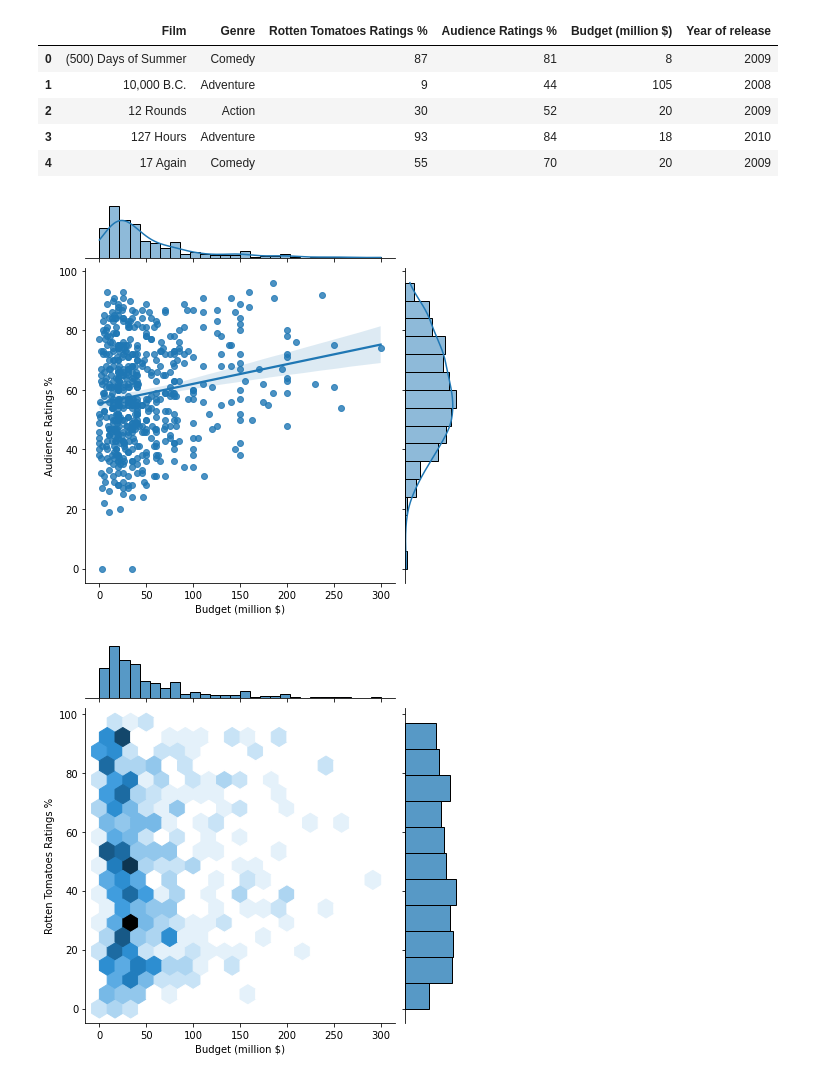
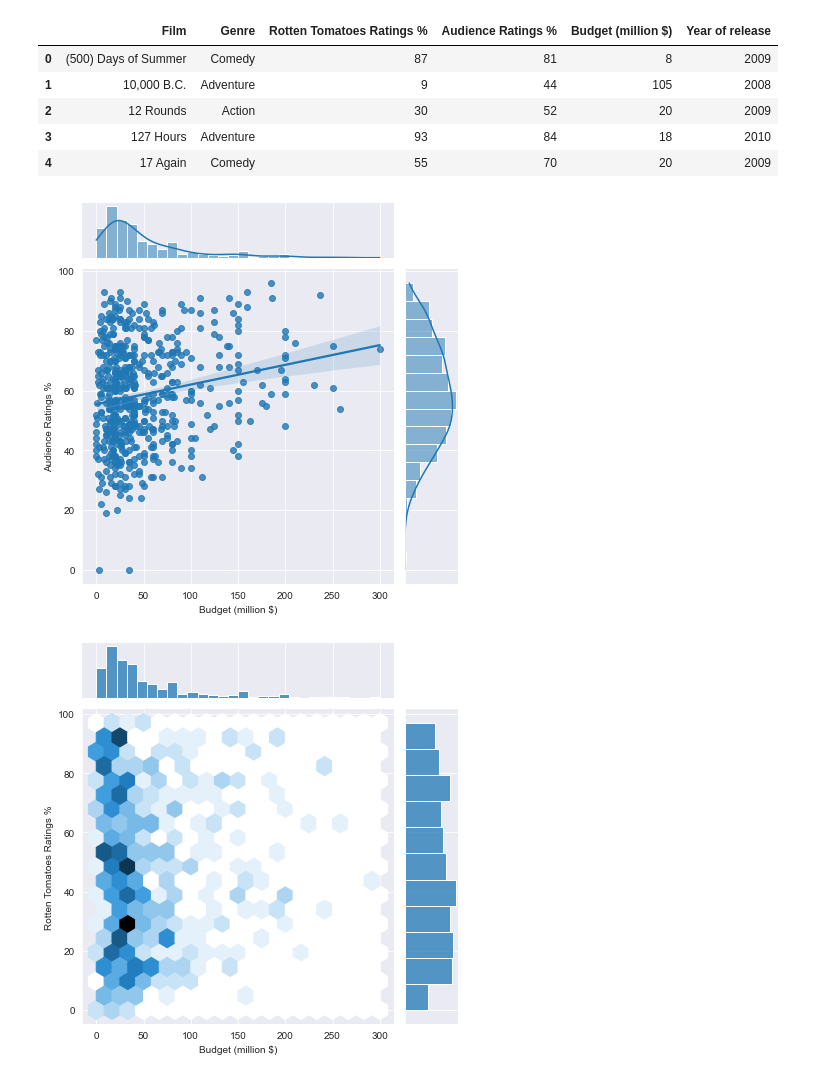
Before and after one commit to BalogunSoliu/myr, a Jupyter notebook: JointPlots.ipynb, the cells around one changed output. Drawn from its saved outputs; the diff is of its cells as text; code cells hidden in the pictures.

```diff
--- a/JointPlots.ipynb
+++ b/JointPlots.ipynb
@@ -17,10 +16,11 @@ movies.head()
 | 3 | 127 Hours | Adventure | 93 | 84 | 18 | 2010 |
 | 4 | 17 Again | Comedy | 55 | 70 | 20 | 2009 |
 # %%
+sb.set_style('darkgrid')
 jp = sb.jointplot(data=movies, x='Budget (million $)', y='Audience Ratings %',kind='reg')
 # %% [output]
-[figure, old version]
+[figure, new version]
 # %%
 hist = sb.jointplot(data=movies, x='Budget (million $)', y='Rotten Tomatoes Ratings %', kind='hex')
 # %% [output]
-[figure, old version]
+[figure, new version]
```
Also changed, not shown: parts of 3 cells of this notebook.
